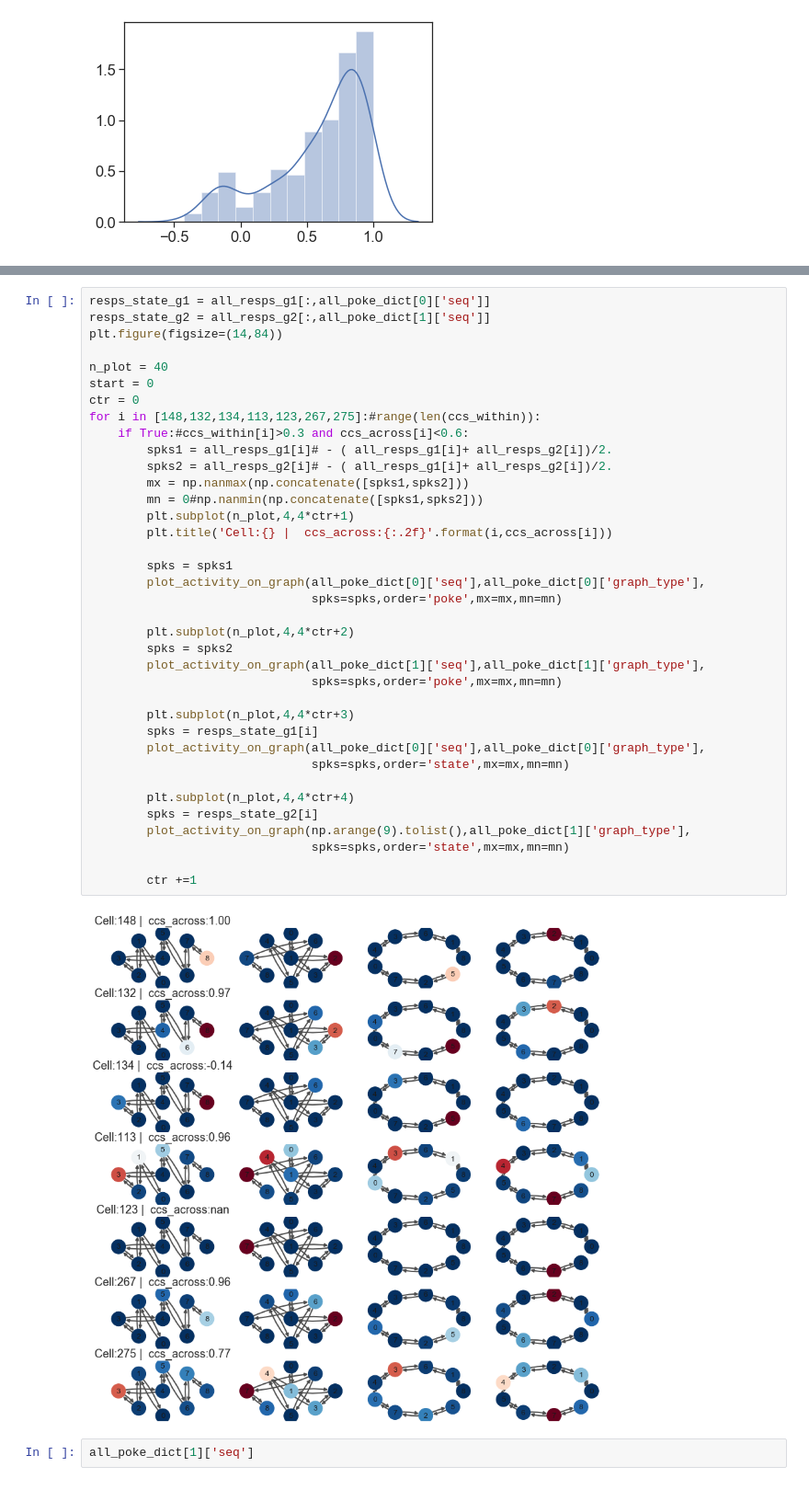
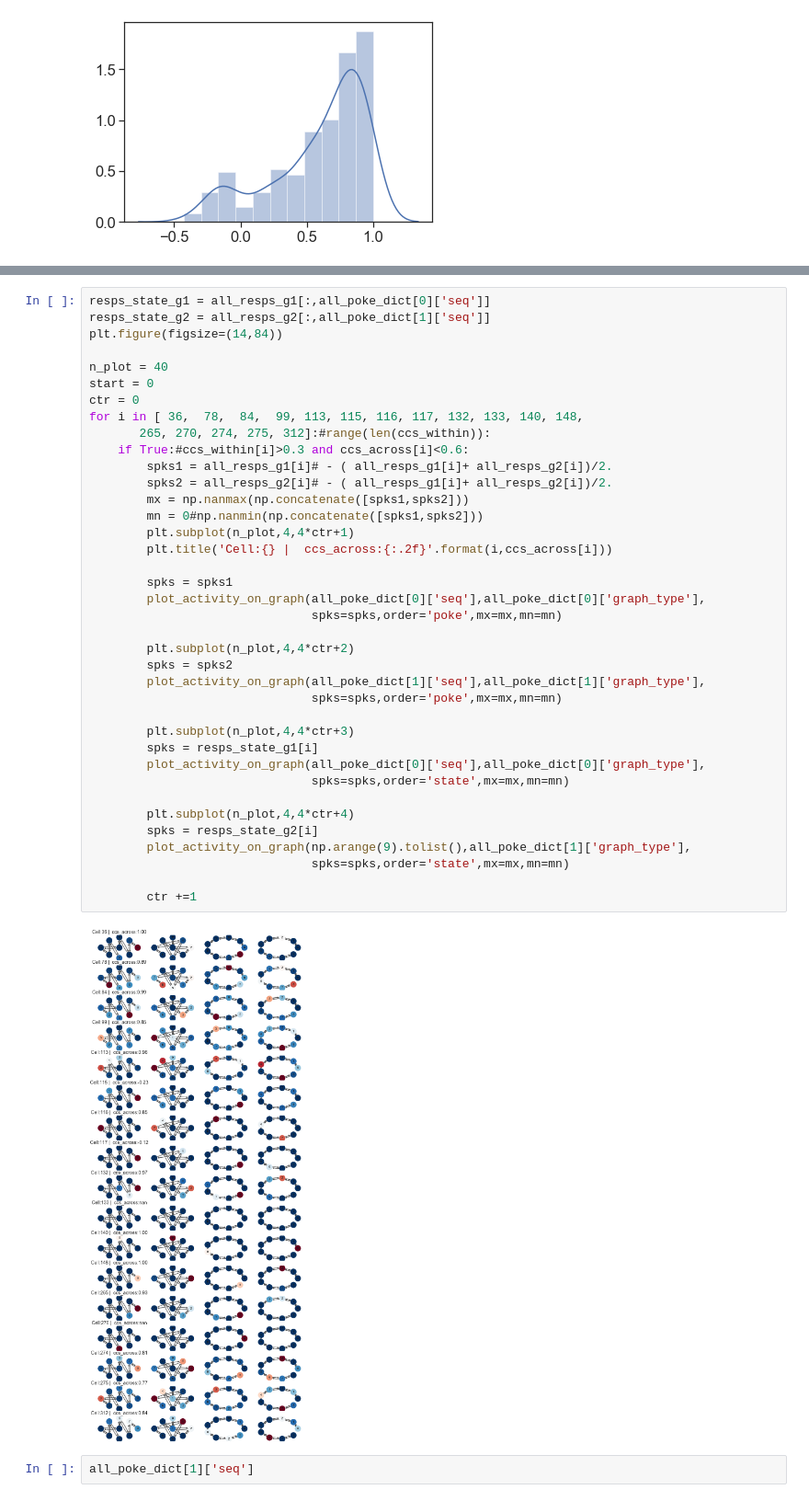
Before and after one commit to yves-weissenberger/ll_ephys, a Jupyter notebook: ephys_notebooks/MEC_1.ipynb, the cells around one changed output, grey strips where cells are left out. Shown at 92% size. Saved outputs shown, nothing was run; the diff lists cells and outputs as text.

```diff
--- a/ephys_notebooks/MEC_1.ipynb
+++ b/ephys_notebooks/MEC_1.ipynb
@@ -314,37 +321,38 @@ plt.figure(figsize=(14,84))
 n_plot = 40
 start = 0
 ctr = 0
-for i in [148,132,134,113,123,267,275]:#range(len(ccs_within)):
+for i in [ 36,  78,  84,  99, 113, 115, 116, 117, 132, 133, 140, 148,
+       265, 270, 274, 275, 312]:#range(len(ccs_within)):
     if True:#ccs_within[i]>0.3 and ccs_across[i]<0.6:
         spks1 = all_resps_g1[i]# - ( all_resps_g1[i]+ all_resps_g2[i])/2.
         spks2 = all_resps_g2[i]# - ( all_resps_g1[i]+ all_resps_g2[i])/2.
         mx = np.nanmax(np.concatenate([spks1,spks2]))
         mn = 0#np.nanmin(np.concatenate([spks1,spks2]))
         plt.subplot(n_plot,4,4*ctr+1)
         plt.title('Cell:{} |  ccs_across:{:.2f}'.format(i,ccs_across[i]))
 
         spks = spks1
         plot_activity_on_graph(all_poke_dict[0]['seq'],all_poke_dict[0]['graph_type'],
                                spks=spks,order='poke',mx=mx,mn=mn)
 
         plt.subplot(n_plot,4,4*ctr+2)
         spks = spks2
         plot_activity_on_graph(all_poke_dict[1]['seq'],all_poke_dict[1]['graph_type'],
                                spks=spks,order='poke',mx=mx,mn=mn)
 
         plt.subplot(n_plot,4,4*ctr+3)
         spks = resps_state_g1[i]
         plot_activity_on_graph(all_poke_dict[0]['seq'],all_poke_dict[0]['graph_type'],
                                spks=spks,order='state',mx=mx,mn=mn)
 
         plt.subplot(n_plot,4,4*ctr+4)
         spks = resps_state_g2[i]
         plot_activity_on_graph(np.arange(9).tolist(),all_poke_dict[1]['graph_type'],
                                spks=spks,order='state',mx=mx,mn=mn)
 
         ctr +=1
 # %% [output]
-[figure, old version]
+[figure, new version]
 # %%
 all_poke_dict[1]['seq']
 # %% [output]
```
Also changed, not shown: parts of 2 cells of this notebook, 18 other files.
